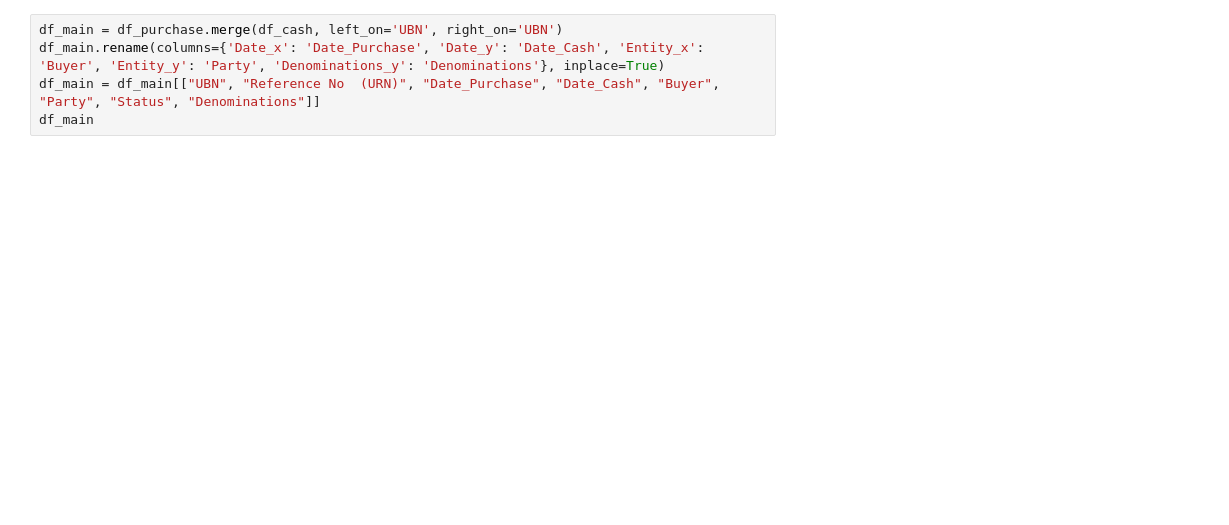
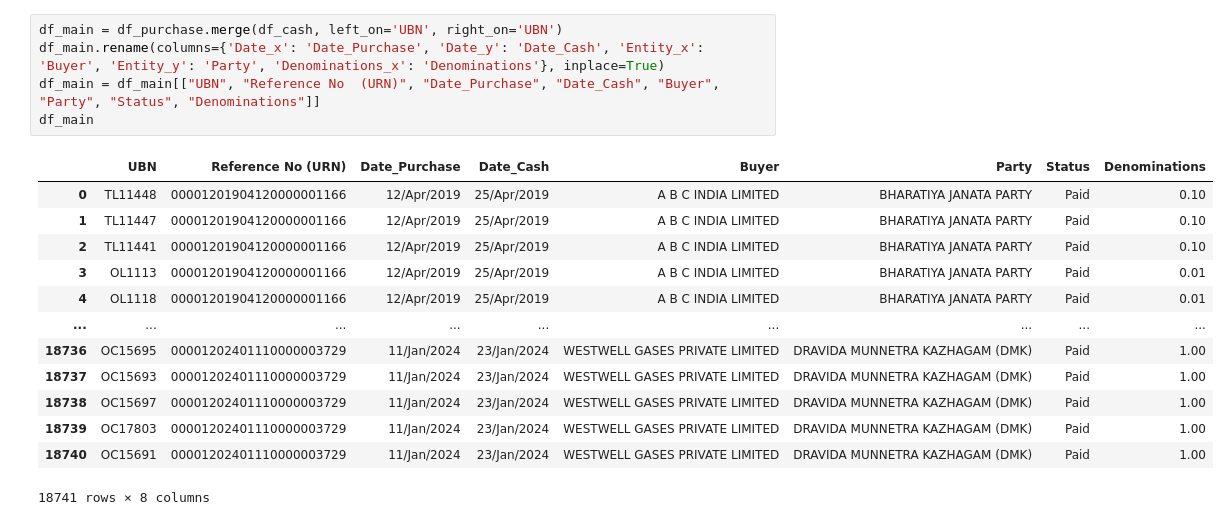
Before and after one commit to kkkarnav/electoralBonds, a Jupyter notebook: referenced_bonds.ipynb, the cells around one changed output. Drawn from its saved outputs; the diff is of its cells as text; blank space fills up the shorter version.

```diff
--- a/referenced_bonds.ipynb
+++ b/referenced_bonds.ipynb
@@ -29,8 +55,22 @@ df_cash
 # %%
 df_main = df_purchase.merge(df_cash, left_on='UBN', right_on='UBN')
-df_main.rename(columns={'Date_x': 'Date_Purchase', 'Date_y': 'Date_Cash', 'Entity_x': 'Buyer', 'Entity_y': 'Party', 'Denominations_y': 'Denominations'}, inplace=True)
+df_main.rename(columns={'Date_x': 'Date_Purchase', 'Date_y': 'Date_Cash', 'Entity_x': 'Buyer', 'Entity_y': 'Party', 'Denominations_x': 'Denominations'}, inplace=True)
 df_main = df_main[["UBN", "Reference No  (URN)", "Date_Purchase", "Date_Cash", "Buyer", "Party", "Status", "Denominations"]]
 df_main
+# %% [output]
+|  | UBN | Reference No (URN) | Date_Purchase | Date_Cash | Buyer | Party | Status | Denominations |
+| 0 | TL11448 | 00001201904120000001166 | 12/Apr/2019 | 25/Apr/2019 | A B C INDIA LIMITED | BHARATIYA JANATA PARTY | Paid | 0.10 |
+| 1 | TL11447 | 00001201904120000001166 | 12/Apr/2019 | 25/Apr/2019 | A B C INDIA LIMITED | BHARATIYA JANATA PARTY | Paid | 0.10 |
+| 2 | TL11441 | 00001201904120000001166 | 12/Apr/2019 | 25/Apr/2019 | A B C INDIA LIMITED | BHARATIYA JANATA PARTY | Paid | 0.10 |
+| 3 | OL1113 | 00001201904120000001166 | 12/Apr/2019 | 25/Apr/2019 | A B C INDIA LIMITED | BHARATIYA JANATA PARTY | Paid | 0.01 |
+| 4 | OL1118 | 00001201904120000001166 | 12/Apr/2019 | 25/Apr/2019 | A B C INDIA LIMITED | BHARATIYA JANATA PARTY | Paid | 0.01 |
+| ... | ... | ... | ... | ... | ... | ... | ... | ... |
+| 18736 | OC15695 | 00001202401110000003729 | 11/Jan/2024 | 23/Jan/2024 | WESTWELL GASES PRIVATE LIMITED | DRAVIDA MUNNETRA KAZHAGAM (DMK) | Paid | 1.00 |
+| 18737 | OC15693 | 00001202401110000003729 | 11/Jan/2024 | 23/Jan/2024 | WESTWELL GASES PRIVATE LIMITED | DRAVIDA MUNNETRA KAZHAGAM (DMK) | Paid | 1.00 |
+| 18738 | OC15697 | 00001202401110000003729 | 11/Jan/2024 | 23/Jan/2024 | WESTWELL GASES PRIVATE LIMITED | DRAVIDA MUNNETRA KAZHAGAM (DMK) | Paid | 1.00 |
+| 18739 | OC17803 | 00001202401110000003729 | 11/Jan/2024 | 23/Jan/2024 | WESTWELL GASES PRIVATE LIMITED | DRAVIDA MUNNETRA KAZHAGAM (DMK) | Paid | 1.00 |
+| 18740 | OC15691 | 00001202401110000003729 | 11/Jan/2024 | 23/Jan/2024 | WESTWELL GASES PRIVATE LIMITED | DRAVIDA MUNNETRA KAZHAGAM (DMK) | Paid | 1.00 |
+18741 rows × 8 columns
 # %%
 cash_ubns = list(df_cash["UBN"])
 not_cashed = df_purchase[~df_purchase["UBN"].isin(cash_ubns)]
```
Also changed, not shown: parts of 25 cells of this notebook, 2 other files.
